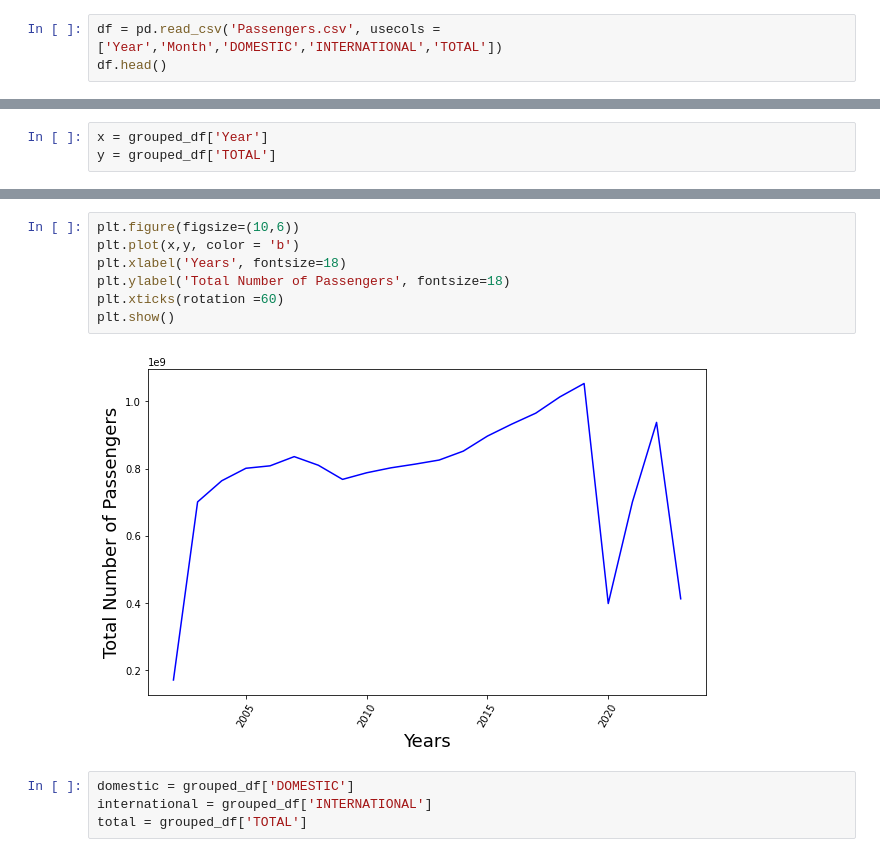
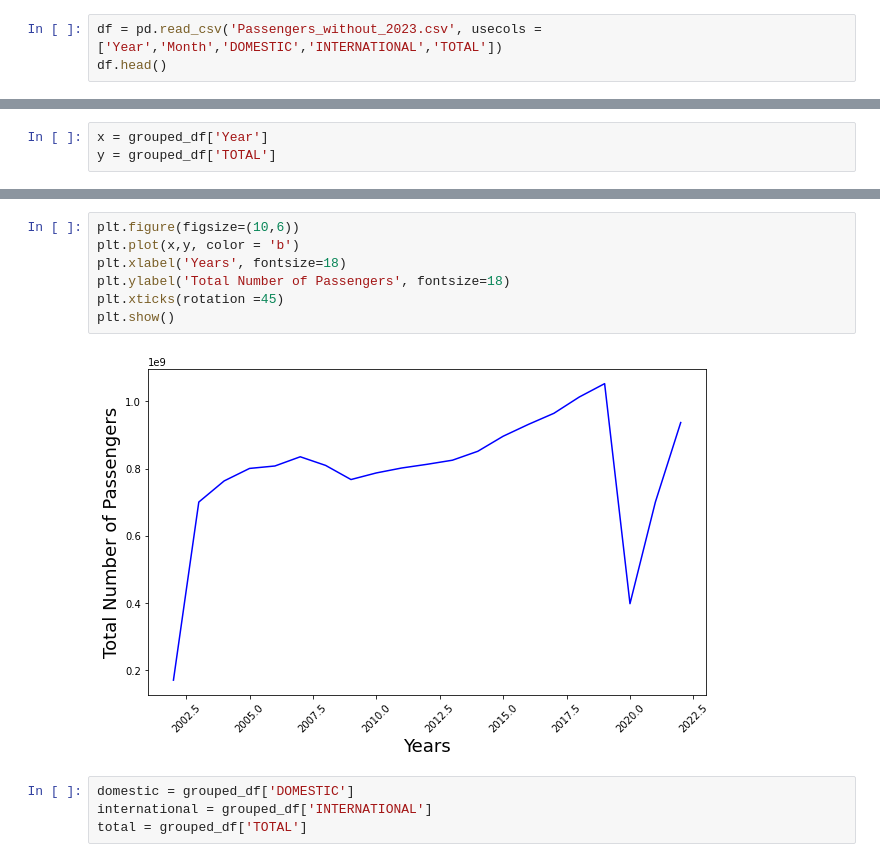
Before and after one commit to Zaiddc/Air-Travel-Occupancy-Analysis-and-Forecasting, a Jupyter notebook: main.ipynb, the cells around one changed output, grey strips where cells are left out. Saved outputs shown, nothing was run; the diff lists cells and outputs as text.

```diff
--- a/main.ipynb
+++ b/main.ipynb
@@ -7,7 +7,7 @@ import xgboost as xgb
 from sklearn.model_selection import train_test_split
 from sklearn.metrics import mean_absolute_error
 # %%
-df = pd.read_csv('Passengers.csv', usecols = ['Year','Month','DOMESTIC','INTERNATIONAL','TOTAL'])
+df = pd.read_csv('Passengers_without_2023.csv', usecols = ['Year','Month','DOMESTIC','INTERNATIONAL','TOTAL'])
 df.head()
 # %% [output]
 |  | Year | Month | DOMESTIC | INTERNATIONAL | TOTAL |
@@ -87,12 +87,12 @@ plt.tight_layout()
 # %%
 plt.figure(figsize=(10,6))
 plt.plot(x,y, color = 'b')
 plt.xlabel('Years', fontsize=18)
 plt.ylabel('Total Number of Passengers', fontsize=18)
-plt.xticks(rotation =60)
+plt.xticks(rotation =45)
 plt.show()
 # %% [output]
-[figure, old version]
+[figure, new version]
 # %%
 domestic = grouped_df['DOMESTIC']
 international = grouped_df['INTERNATIONAL']
```
Also changed, not shown: parts of 12 cells of this notebook, 1 other file.
